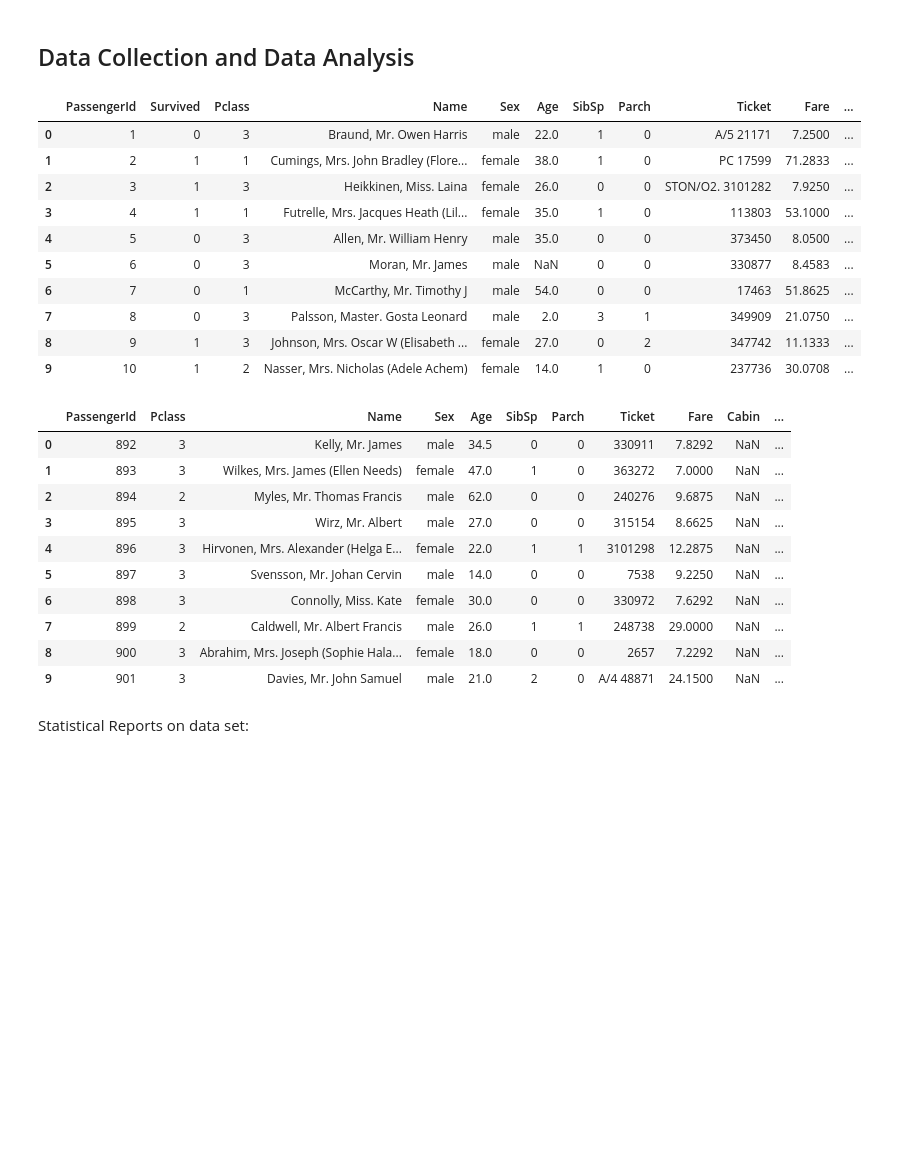
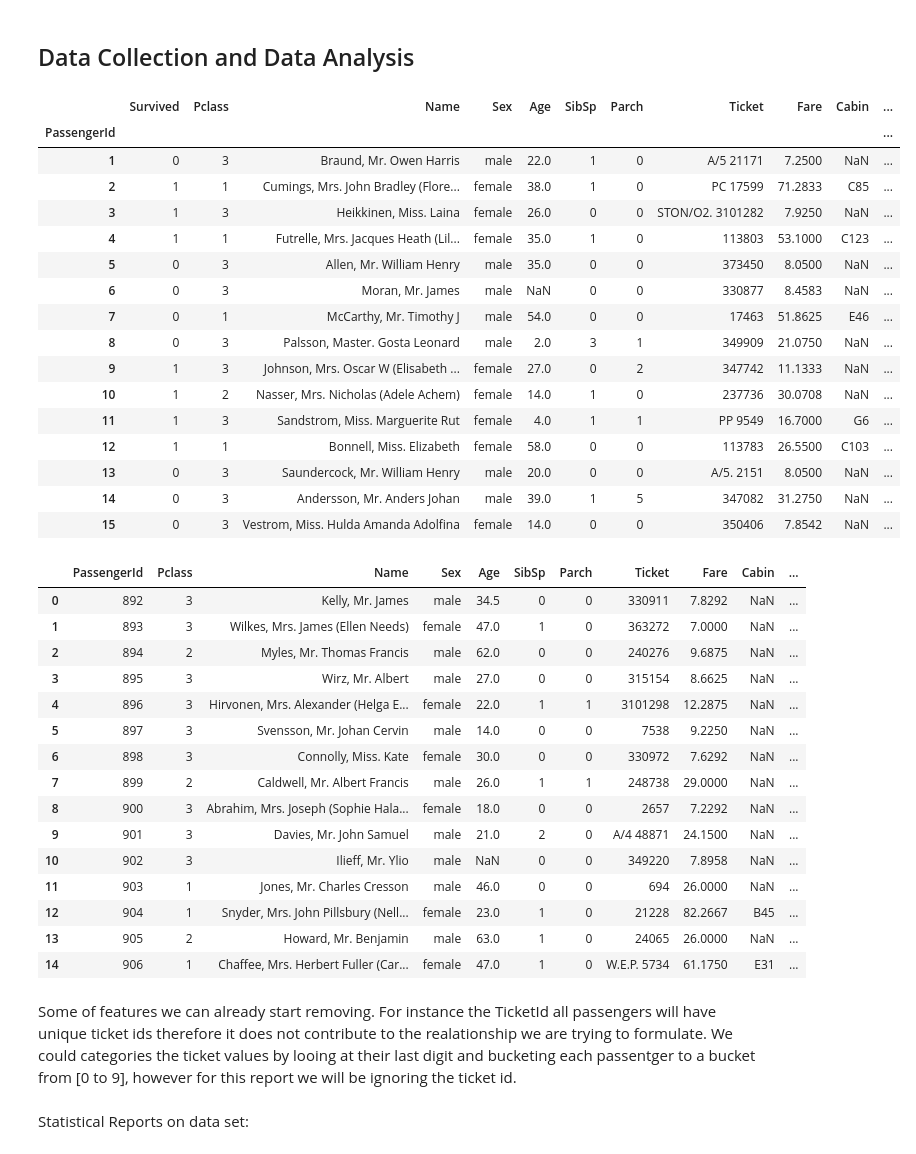
Before and after one commit to Rigpea/titanic-classifier, a Jupyter notebook: rigpea.ipynb, the cells around one changed output. Drawn from its saved outputs; the diff is of its cells as text; code cells hidden in the pictures; blank space fills up the shorter version.

```diff
--- a/rigpea.ipynb
+++ b/rigpea.ipynb
@@ -15,24 +15,30 @@ from scipy.stats import chi2_contingency
 # %% [markdown]
 ## Data Collection and Data Analysis
 # %%
-train_data = pd.read_csv("./data/train.csv")
+train_data = pd.read_csv("./data/train.csv", index_col='PassengerId')
 test_data = pd.read_csv("./data/test.csv")
 
-train_data.head(10)
+train_data.head(15)
 # %% [output]
-|  | PassengerId | Survived | Pclass | Name | Sex | Age | SibSp | Parch | Ticket | Fare | ... |
-| 0 | 1 | 0 | 3 | Braund, Mr. Owen Harris | male | 22.0 | 1 | 0 | A/5 21171 | 7.2500 | ... |
-| 1 | 2 | 1 | 1 | Cumings, Mrs. John Bradley (Flore... | female | 38.0 | 1 | 0 | PC 17599 | 71.2833 | ... |
-| 2 | 3 | 1 | 3 | Heikkinen, Miss. Laina | female | 26.0 | 0 | 0 | STON/O2. 3101282 | 7.9250 | ... |
-| 3 | 4 | 1 | 1 | Futrelle, Mrs. Jacques Heath (Lil... | female | 35.0 | 1 | 0 | 113803 | 53.1000 | ... |
-| 4 | 5 | 0 | 3 | Allen, Mr. William Henry | male | 35.0 | 0 | 0 | 373450 | 8.0500 | ... |
-| 5 | 6 | 0 | 3 | Moran, Mr. James | male | NaN | 0 | 0 | 330877 | 8.4583 | ... |
-| 6 | 7 | 0 | 1 | McCarthy, Mr. Timothy J | male | 54.0 | 0 | 0 | 17463 | 51.8625 | ... |
-| 7 | 8 | 0 | 3 | Palsson, Master. Gosta Leonard | male | 2.0 | 3 | 1 | 349909 | 21.0750 | ... |
-| 8 | 9 | 1 | 3 | Johnson, Mrs. Oscar W (Elisabeth ... | female | 27.0 | 0 | 2 | 347742 | 11.1333 | ... |
-| 9 | 10 | 1 | 2 | Nasser, Mrs. Nicholas (Adele Achem) | female | 14.0 | 1 | 0 | 237736 | 30.0708 | ... |
+|  | Survived | Pclass | Name | Sex | Age | SibSp | Parch | Ticket | Fare | Cabin | ... |
+| PassengerId |  |  |  |  |  |  |  |  |  |  | ... |
+| 1 | 0 | 3 | Braund, Mr. Owen Harris | male | 22.0 | 1 | 0 | A/5 21171 | 7.2500 | NaN | ... |
+| 2 | 1 | 1 | Cumings, Mrs. John Bradley (Flore... | female | 38.0 | 1 | 0 | PC 17599 | 71.2833 | C85 | ... |
+| 3 | 1 | 3 | Heikkinen, Miss. Laina | female | 26.0 | 0 | 0 | STON/O2. 3101282 | 7.9250 | NaN | ... |
+| 4 | 1 | 1 | Futrelle, Mrs. Jacques Heath (Lil... | female | 35.0 | 1 | 0 | 113803 | 53.1000 | C123 | ... |
+| 5 | 0 | 3 | Allen, Mr. William Henry | male | 35.0 | 0 | 0 | 373450 | 8.0500 | NaN | ... |
+| 6 | 0 | 3 | Moran, Mr. James | male | NaN | 0 | 0 | 330877 | 8.4583 | NaN | ... |
+| 7 | 0 | 1 | McCarthy, Mr. Timothy J | male | 54.0 | 0 | 0 | 17463 | 51.8625 | E46 | ... |
+| 8 | 0 | 3 | Palsson, Master. Gosta Leonard | male | 2.0 | 3 | 1 | 349909 | 21.0750 | NaN | ... |
+| 9 | 1 | 3 | Johnson, Mrs. Oscar W (Elisabeth ... | female | 27.0 | 0 | 2 | 347742 | 11.1333 | NaN | ... |
+| 10 | 1 | 2 | Nasser, Mrs. Nicholas (Adele Achem) | female | 14.0 | 1 | 0 | 237736 | 30.0708 | NaN | ... |
+| 11 | 1 | 3 | Sandstrom, Miss. Marguerite Rut | female | 4.0 | 1 | 1 | PP 9549 | 16.7000 | G6 | ... |
+| 12 | 1 | 1 | Bonnell, Miss. Elizabeth | female | 58.0 | 0 | 0 | 113783 | 26.5500 | C103 | ... |
+| 13 | 0 | 3 | Saundercock, Mr. William Henry | male | 20.0 | 0 | 0 | A/5. 2151 | 8.0500 | NaN | ... |
+| 14 | 0 | 3 | Andersson, Mr. Anders Johan | male | 39.0 | 1 | 5 | 347082 | 31.2750 | NaN | ... |
+| 15 | 0 | 3 | Vestrom, Miss. Hulda Amanda Adolfina | female | 14.0 | 0 | 0 | 350406 | 7.8542 | NaN | ... |
 # %%
-test_data.head(10)
+test_data.head(15)
 # %% [output]
 |  | PassengerId | Pclass | Name | Sex | Age | SibSp | Parch | Ticket | Fare | Cabin | ... |
 | 0 | 892 | 3 | Kelly, Mr. James | male | 34.5 | 0 | 0 | 330911 | 7.8292 | NaN | ... |
@@ -45,6 +51,13 @@ test_data.head(10)
 | 7 | 899 | 2 | Caldwell, Mr. Albert Francis | male | 26.0 | 1 | 1 | 248738 | 29.0000 | NaN | ... |
 | 8 | 900 | 3 | Abrahim, Mrs. Joseph (Sophie Hala... | female | 18.0 | 0 | 0 | 2657 | 7.2292 | NaN | ... |
 | 9 | 901 | 3 | Davies, Mr. John Samuel | male | 21.0 | 2 | 0 | A/4 48871 | 24.1500 | NaN | ... |
+| 10 | 902 | 3 | Ilieff, Mr. Ylio | male | NaN | 0 | 0 | 349220 | 7.8958 | NaN | ... |
+| 11 | 903 | 1 | Jones, Mr. Charles Cresson | male | 46.0 | 0 | 0 | 694 | 26.0000 | NaN | ... |
+| 12 | 904 | 1 | Snyder, Mrs. John Pillsbury (Nell... | female | 23.0 | 1 | 0 | 21228 | 82.2667 | B45 | ... |
+| 13 | 905 | 2 | Howard, Mr. Benjamin | male | 63.0 | 1 | 0 | 24065 | 26.0000 | NaN | ... |
+| 14 | 906 | 1 | Chaffee, Mrs. Herbert Fuller (Car... | female | 47.0 | 1 | 0 | W.E.P. 5734 | 61.1750 | E31 | ... |
+# %% [markdown]
+Some of features we can already start removing. For instance the TicketId all passengers will have unique ticket ids therefore it does not contribute to the realationship we are trying to formulate. We could categories the ticket values by looing at their last digit and bucketing each passentger to a bucket from [0 to 9], however for this report we will be ignoring the ticket id.
 # %% [markdown]
 Statistical Reports on data set:
 # %%
```
Also changed, not shown: parts of 14 cells of this notebook.
